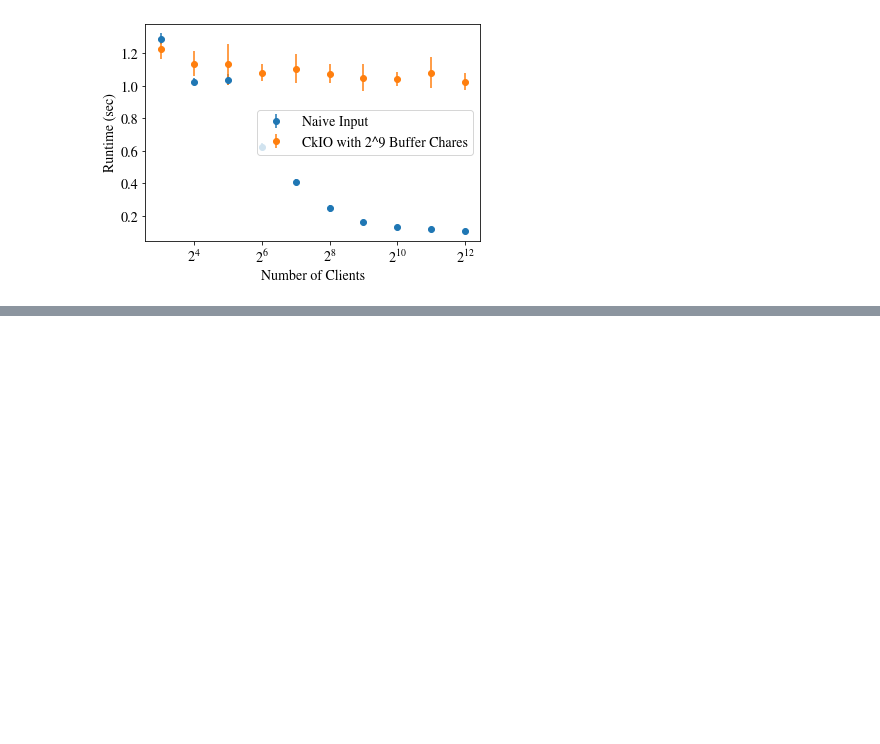
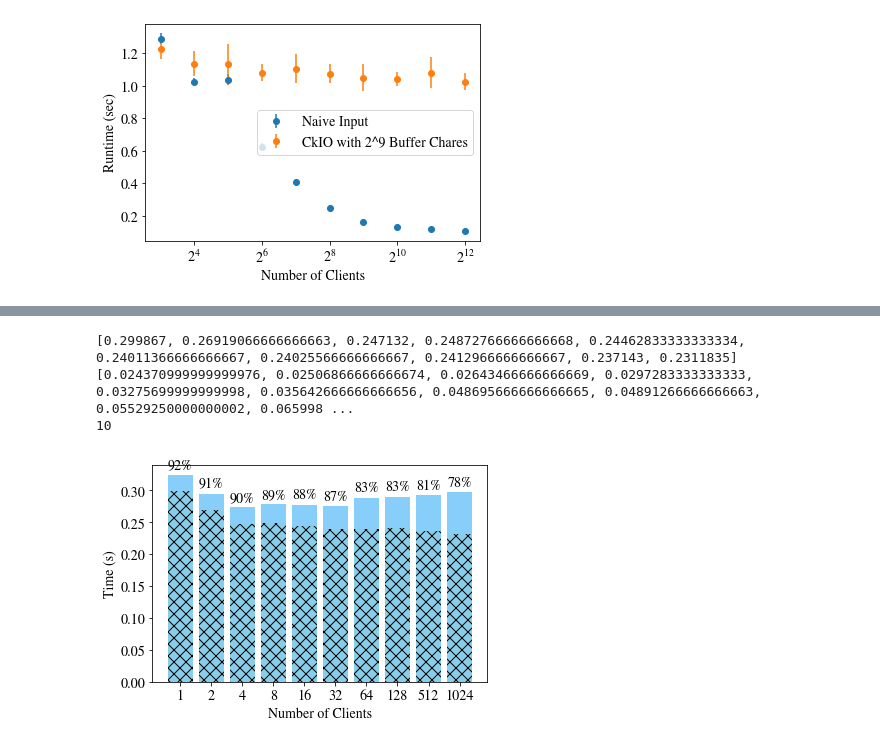
Before and after one commit to mayantaylor/ckio-testsuite, a Jupyter notebook: visualize.ipynb, the cells around one changed output, grey strips where cells are left out. Cells and saved outputs as stored; diff of their text form; code cells hidden in the pictures; blank space fills up the shorter version.

```diff
--- a/visualize.ipynb
+++ b/visualize.ipynb
@@ -173,0 +232,57 @@ FileNotFoundError: [Errno 2] No such file or directory: 'mpi-benchmarks/1GBnoout
+# %%
+# PLOT FOR BG WORK as CLIENTS VARY
+data = "ckio-benchmarks/figure-results/4nodes-bgwork-varyclients.out"
+df = pd.read_csv(data, sep=' ', header=None, names=['nreaders', 'nbc', 'npes', 'nnodes', 'filesize', 'bgtime', 'time'])
+
+fig, ax = plt.subplots()
+
+# select based on the following parameters
+pes = 8
+filesize=1024
+nodes=8
+
+values = []
+bgtimes = []
+stdevs = []
+totaltimes = []
+percents = []
+for readers in [1, 2, 4, 8, 16, 32, 64, 128, 512, 1024]:
+    readers = readers * 8
+    filtered = df[df['nreaders'] == readers].groupby(['nbc']).mean()
+    stdev = df[df['nreaders'] == readers].groupby(['nbc']).std()
+
+    bgtime = filtered['bgtime'].values[0]
+    totaltime = filtered['time'].values[0]
+    leftover = totaltime - bgtime
+    percent = bgtime / totaltime
+
+    values.append(leftover)
+    bgtimes.append(bgtime)
+    stdevs.append(stdev['time'].values[0])
+    totaltimes.append(totaltime)
+    percents.append(percent)
+
+
+categories = ['1', '2', '4', '8', '16', '32', '64', '128', '512', '1024']
+print(bgtimes)
+print(values)
+
+
+plt.bar(categories, bgtimes, color='skyblue', hatch='xx')
+plt.bar(categories, values, bottom=bgtimes, color='lightskyblue')
+plt.xlabel('Number of Clients')
+plt.ylabel('Time (s)')
+
+
+# add label to top of bars with total time
+print(len(categories))
+for i in range(len(categories)):
+    plt.text(i, bgtimes[i] + values[i] + 0.01, f"{percents[i]*100:.0f}%", ha='center')
+
+# save as pdf
+plt.savefig('bgwork-varyclients.pdf', format='pdf', bbox_inches='tight')
+# %% [output]
+[0.299867, 0.26919066666666663, 0.247132, 0.24872766666666668, 0.24462833333333334, 0.24011366666666667, 0.24025566666666667, 0.2412966666666667, 0.237143, 0.2311835]
+[0.024370999999999976, 0.02506866666666674, 0.02643466666666669, 0.0297283333333333, 0.03275699999999998, 0.035642666666666656, 0.048695666666666665, 0.04891266666666663, 0.05529250000000002, 0.065998 ...
+10
+[figure, added]
```
Also changed, not shown: parts of 4 cells of this notebook, 17 other files.
